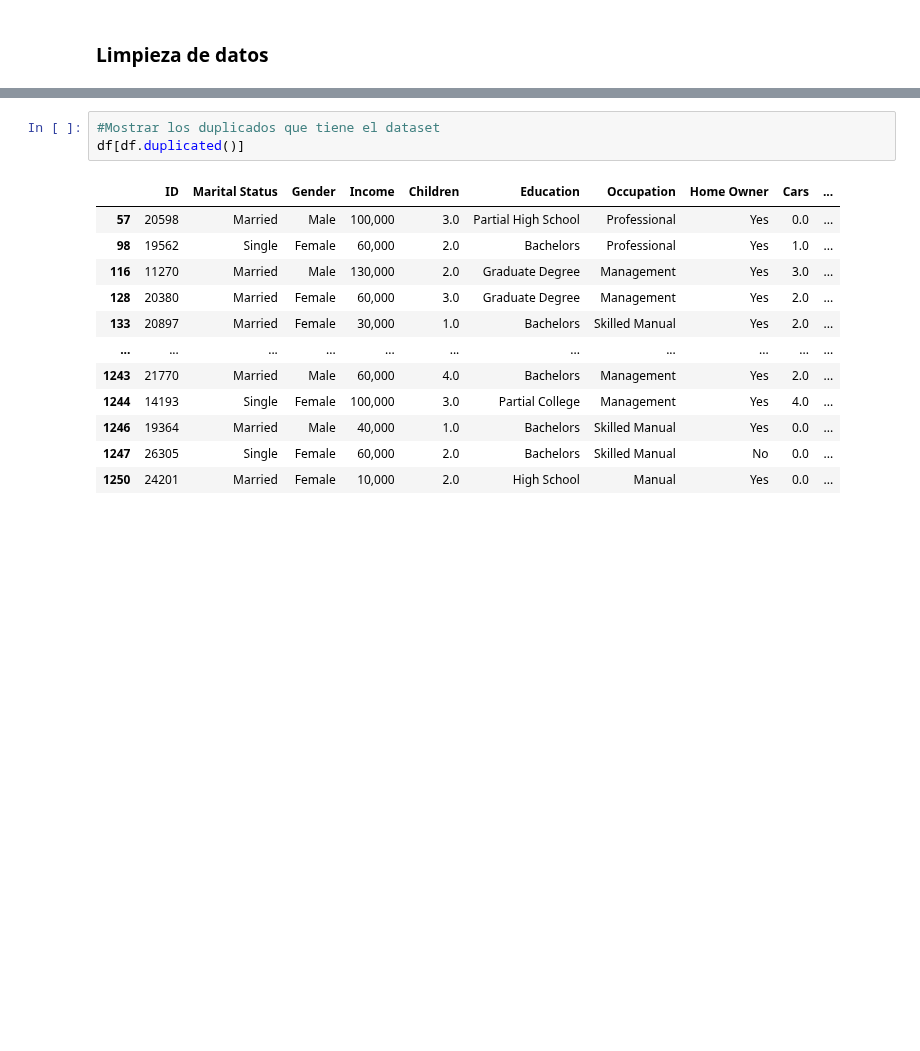
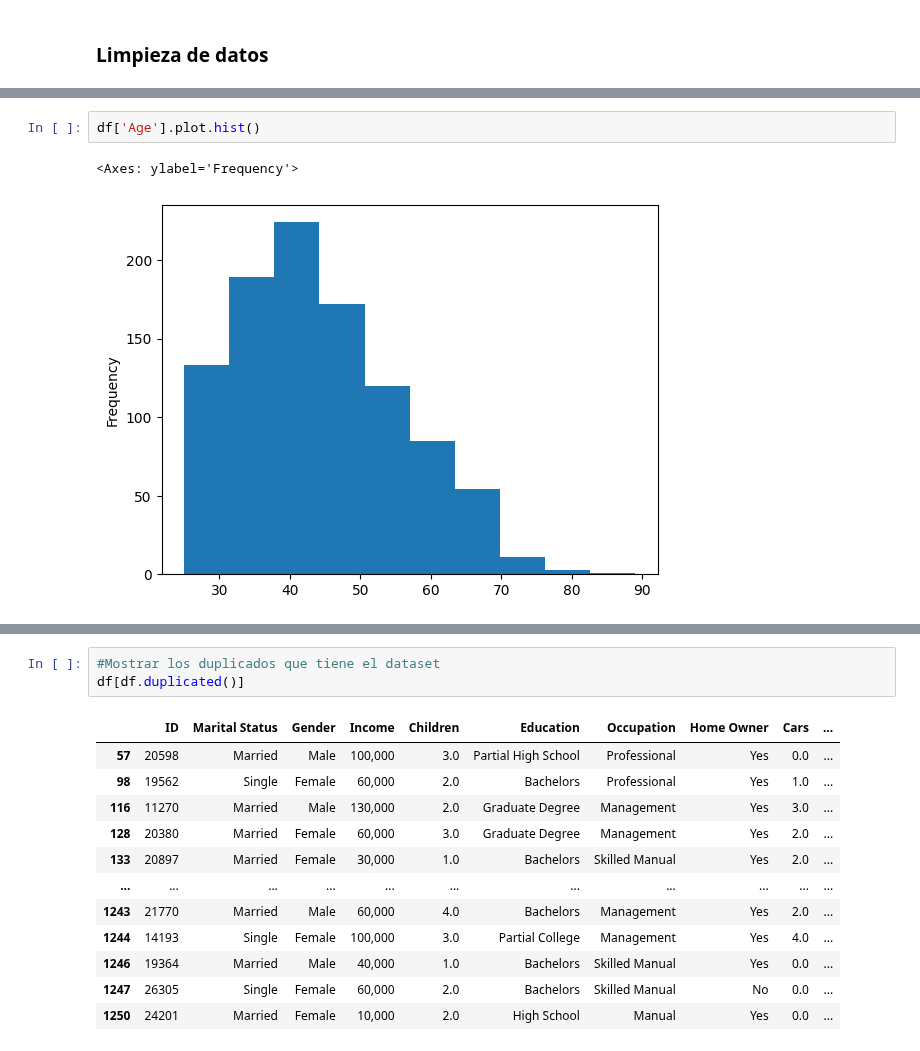
Before and after one commit to A01749694/ActividadLimpiezaDatos, a Jupyter notebook: actividad_datos.ipynb, the cells around one changed output, grey strips where cells are left out. Saved outputs shown, nothing was run; the diff lists cells and outputs as text; blank space fills up the shorter version.

```diff
--- a/actividad_datos.ipynb
+++ b/actividad_datos.ipynb
@@ -104,0 +103,5 @@ df.describe()
+# %%
+df['Age'].plot.hist()
+# %% [output]
+<Axes: ylabel='Frequency'>
+[figure, added]
```
Also changed, not shown: parts of 26 cells of this notebook, 1 other file.
